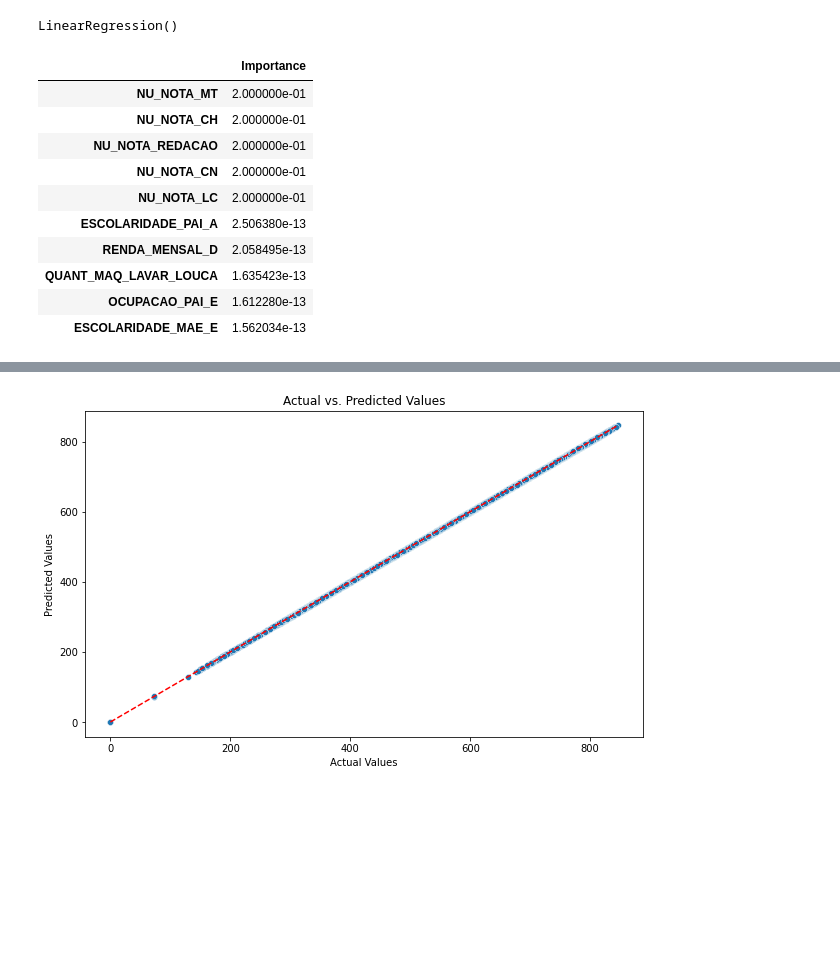
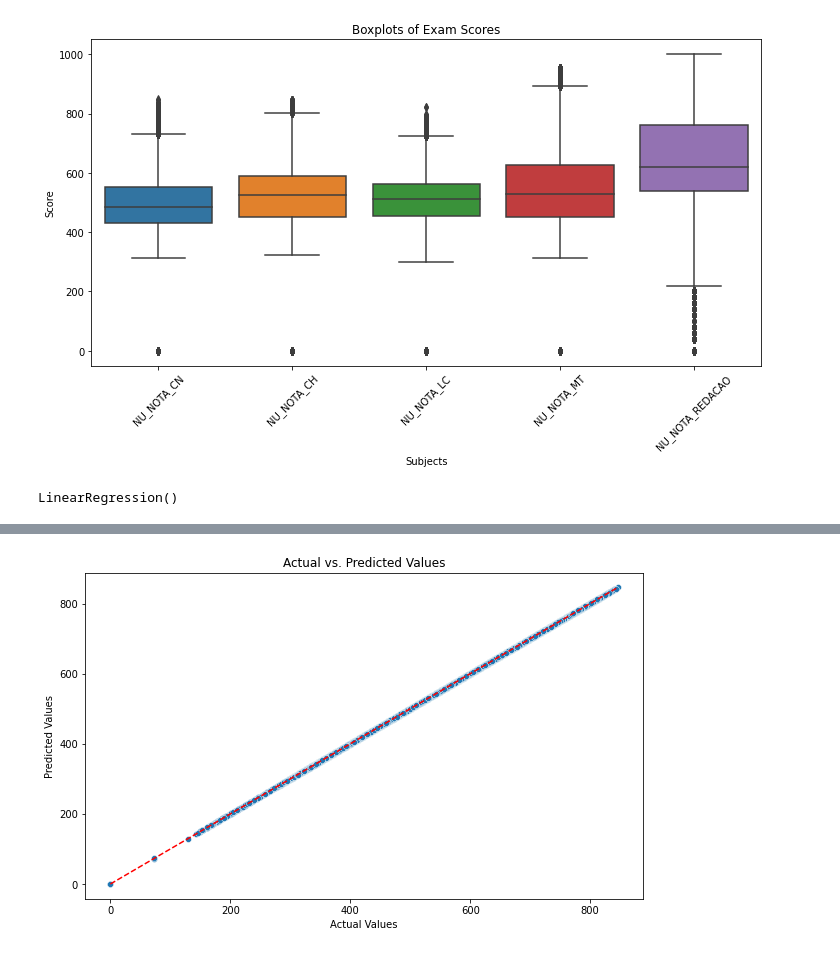
Before and after one commit to analuizapl/enem-2021, a Jupyter notebook: main.ipynb, the cells around one changed output, grey strips where cells are left out. Saved outputs shown, nothing was run; the diff lists cells and outputs as text; code cells hidden in the pictures; blank space fills up the shorter version.

```diff
--- a/main.ipynb
+++ b/main.ipynb
@@ -191,3 +281,15 @@ df_microdados['NOTA_FINAL'] = (df_microdados['NU_NOTA_CN'] + df_microdados['NU_N
+# %%
+numerical_columns = ['NU_NOTA_CN', 'NU_NOTA_CH', 'NU_NOTA_LC', 'NU_NOTA_MT', 'NU_NOTA_REDACAO']
+
+plt.figure(figsize=(12, 6))
+sns.boxplot(data=df_microdados[numerical_columns])
+plt.title('Boxplots of Exam Scores')
+plt.ylabel('Score')
+plt.xlabel('Subjects')
+plt.xticks(rotation=45)
+plt.show()
+# %% [output]
+[figure, added]
 # %%
 X = df_microdados.drop('NOTA_FINAL', axis=1)
 y = df_microdados['NOTA_FINAL']
@@ -207,14 +302,0 @@ feature_importances = pd.DataFrame(coefficients, index=X_train.columns, columns=
-# %%
-feature_importances.head(10)
-# %% [output]
-|  | Importance |
-| NU_NOTA_MT | 2.000000e-01 |
-| NU_NOTA_CH | 2.000000e-01 |
-| NU_NOTA_REDACAO | 2.000000e-01 |
-| NU_NOTA_CN | 2.000000e-01 |
-| NU_NOTA_LC | 2.000000e-01 |
-| ESCOLARIDADE_PAI_A | 2.506380e-13 |
-| RENDA_MENSAL_D | 2.058495e-13 |
-| QUANT_MAQ_LAVAR_LOUCA | 1.635423e-13 |
-| OCUPACAO_PAI_E | 1.612280e-13 |
-| ESCOLARIDADE_MAE_E | 1.562034e-13 |
```
Also changed, not shown: parts of 19 cells of this notebook, 1 other file.
